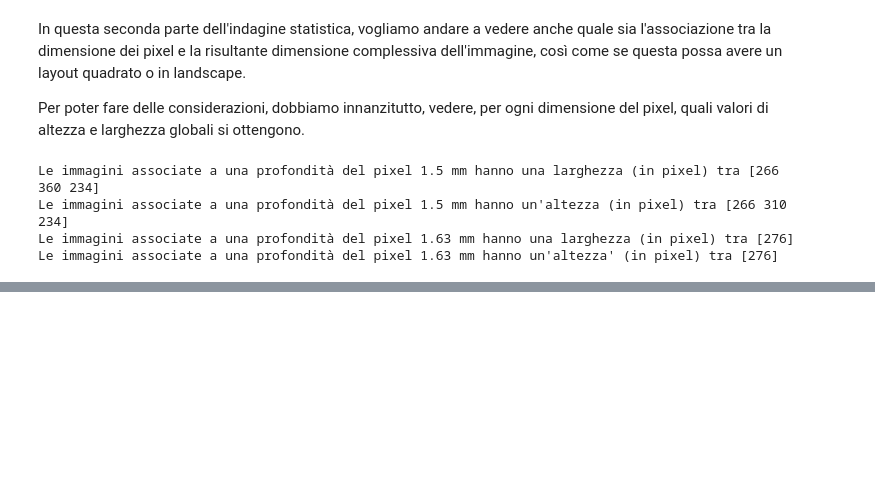
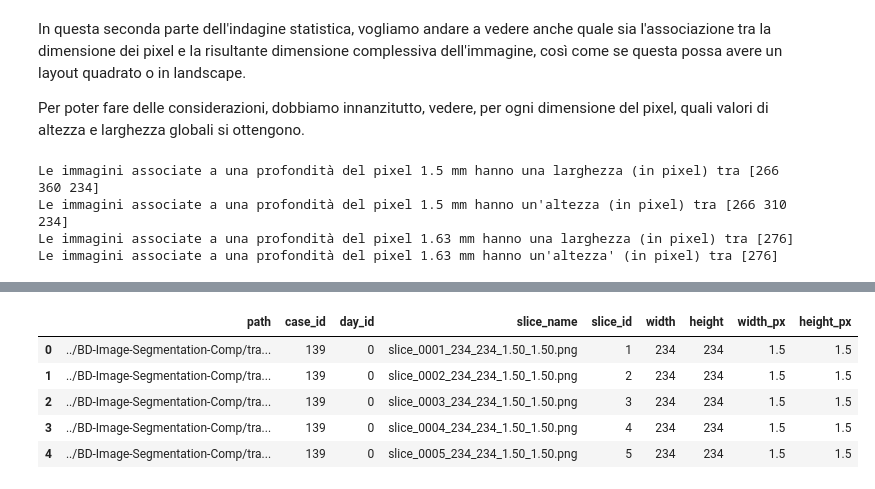
Before and after one commit to justdoit1897/BD-Image-Segmentation-Project, a Jupyter notebook: notebook.ipynb, the cells around one changed output, grey strips where cells are left out. Drawn from its saved outputs; the diff is of its cells as text; code cells hidden in the pictures; blank space fills up the shorter version.

```diff
--- a/notebook.ipynb
+++ b/notebook.ipynb
@@ -500,0 +416,10 @@ image_details_360x310.head()
+# %%
+image_details_234x234 = image_details[(image_details['width'] == 234) & (image_details['height'] == 234)].reset_index().drop(columns='index')
+image_details_234x234.head()
+# %% [output]
+|  | path | case_id | day_id | slice_name | slice_id | width | height | width_px | height_px |
+| 0 | ../BD-Image-Segmentation-Comp/tra... | 139 | 0 | slice_0001_234_234_1.50_1.50.png | 1 | 234 | 234 | 1.5 | 1.5 |
+| 1 | ../BD-Image-Segmentation-Comp/tra... | 139 | 0 | slice_0002_234_234_1.50_1.50.png | 2 | 234 | 234 | 1.5 | 1.5 |
+| 2 | ../BD-Image-Segmentation-Comp/tra... | 139 | 0 | slice_0003_234_234_1.50_1.50.png | 3 | 234 | 234 | 1.5 | 1.5 |
+| 3 | ../BD-Image-Segmentation-Comp/tra... | 139 | 0 | slice_0004_234_234_1.50_1.50.png | 4 | 234 | 234 | 1.5 | 1.5 |
+| 4 | ../BD-Image-Segmentation-Comp/tra... | 139 | 0 | slice_0005_234_234_1.50_1.50.png | 5 | 234 | 234 | 1.5 | 1.5 |
```
Also changed, not shown: parts of 49 cells of this notebook.
